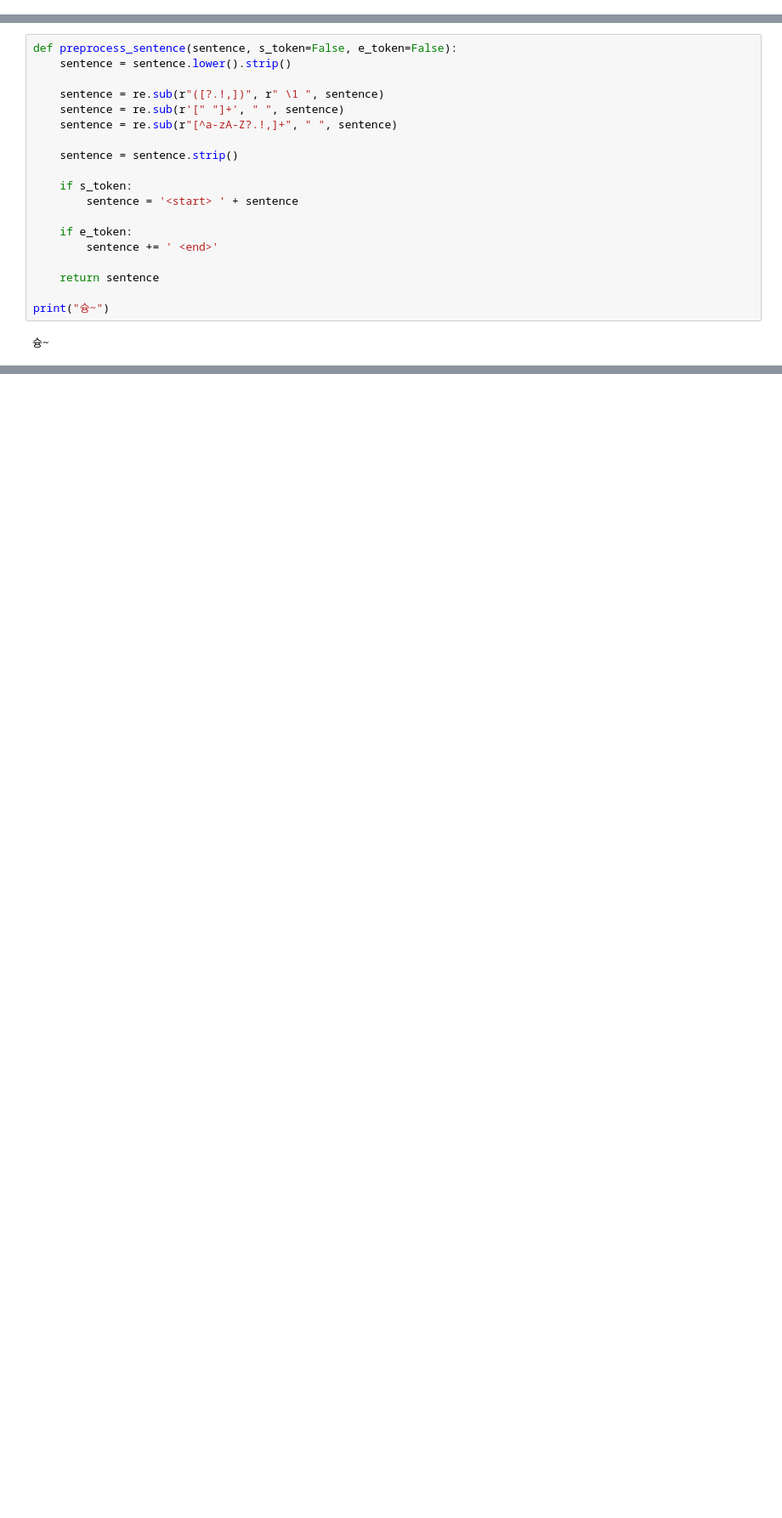
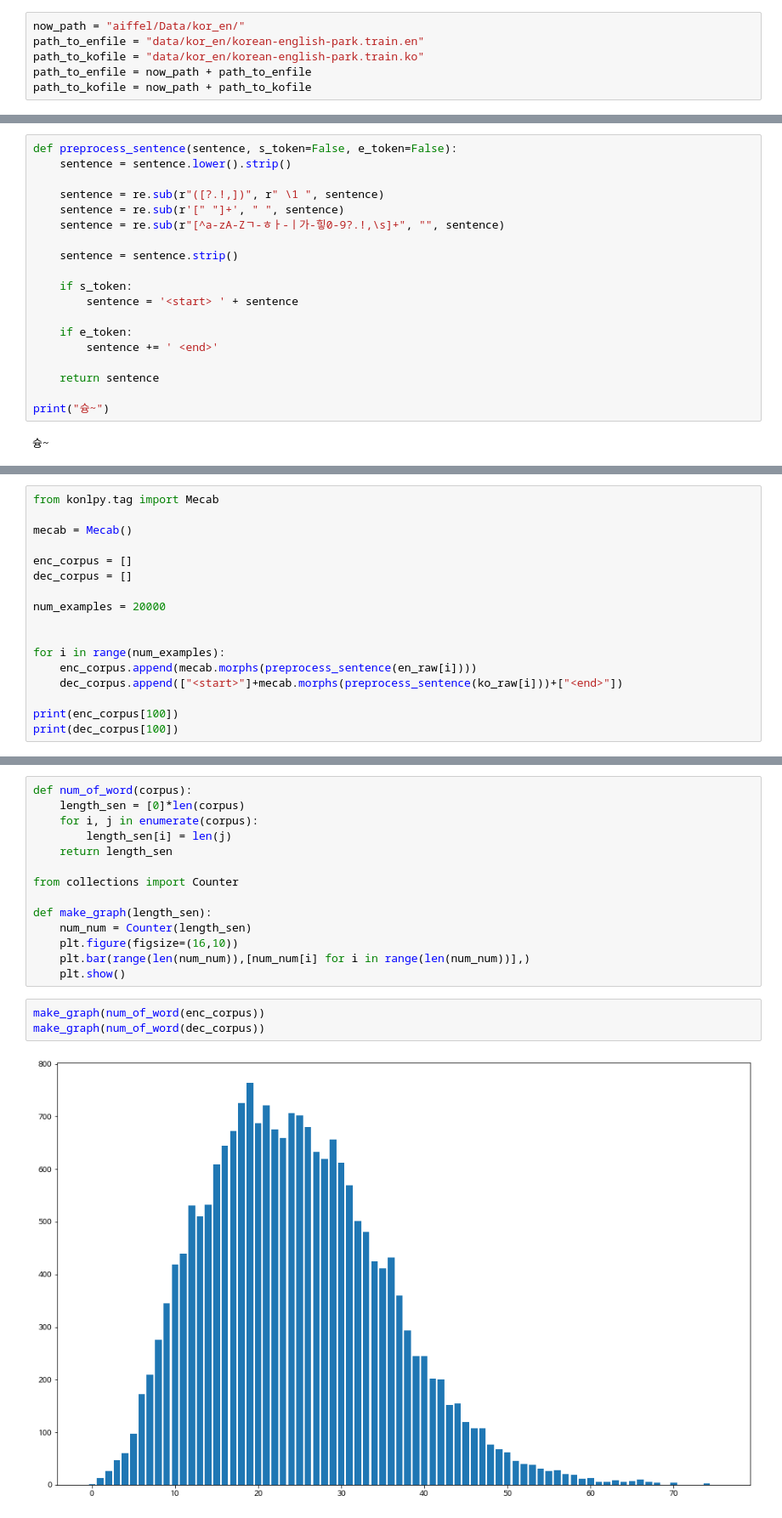
Before and after one commit to SunCreation/aiffel, a Jupyter notebook: Working/NLP/lang_translator/[GD-08].ipynb, the cells around one changed output, grey strips where cells are left out. Shown: that part at 85% size. Drawn from its saved outputs; the diff is of its cells as text; blank space fills up the shorter version.

```diff
--- a/Working/NLP/lang_translator/[GD-08].ipynb
+++ b/Working/NLP/lang_translator/[GD-08].ipynb
@@ -66 +76,7 @@ Downloading data from http://storage.googleapis.com/download.tensorflow.org/data
+# %%
+now_path = "aiffel/Data/kor_en/"
+path_to_enfile = "data/kor_en/korean-english-park.train.en"
+path_to_kofile = "data/kor_en/korean-english-park.train.ko"
+path_to_enfile = now_path + path_to_enfile
+path_to_kofile = now_path + path_to_kofile
 # %%
@@ -85,7 +104,7 @@ def preprocess_sentence(sentence, s_token=False, e_token=False):
 
     sentence = re.sub(r"([?.!,])", r" \1 ", sentence)
     sentence = re.sub(r'[" "]+', " ", sentence)
-    sentence = re.sub(r"[^a-zA-Z?.!,]+", " ", sentence)
+    sentence = re.sub(r"[^a-zA-Zㄱ-ㅎㅏ-ㅣ가-힣0-9?.!,\s]+", "", sentence)
 
     sentence = sentence.strip()
 
@@ -129,0 +167,17 @@ def tokenize(corpus):
+# %%
+from konlpy.tag import Mecab
+
+mecab = Mecab()
+
+enc_corpus = []
+dec_corpus = []
+
+num_examples = 20000
+
+
+for i in range(num_examples):
+    enc_corpus.append(mecab.morphs(preprocess_sentence(en_raw[i])))
+    dec_corpus.append(["<start>"]+mecab.morphs(preprocess_sentence(ko_raw[i]))+["<end>"])
+
+print(enc_corpus[100])
+print(dec_corpus[100])
@@ -129,0 +187,19 @@ def tokenize(corpus):
+# %%
+def num_of_word(corpus):
+    length_sen = [0]*len(corpus)
+    for i, j in enumerate(corpus):
+        length_sen[i] = len(j)
+    return length_sen
+
+from collections import Counter
+
+def make_graph(length_sen):
+    num_num = Counter(length_sen)
+    plt.figure(figsize=(16,10))
+    plt.bar(range(len(num_num)),[num_num[i] for i in range(len(num_num))],)
+    plt.show()
+# %%
+make_graph(num_of_word(enc_corpus))
+make_graph(num_of_word(dec_corpus))
+# %% [output]
+[figure, added]
```
Also changed, not shown: parts of 25 cells of this notebook, 1 other file.
